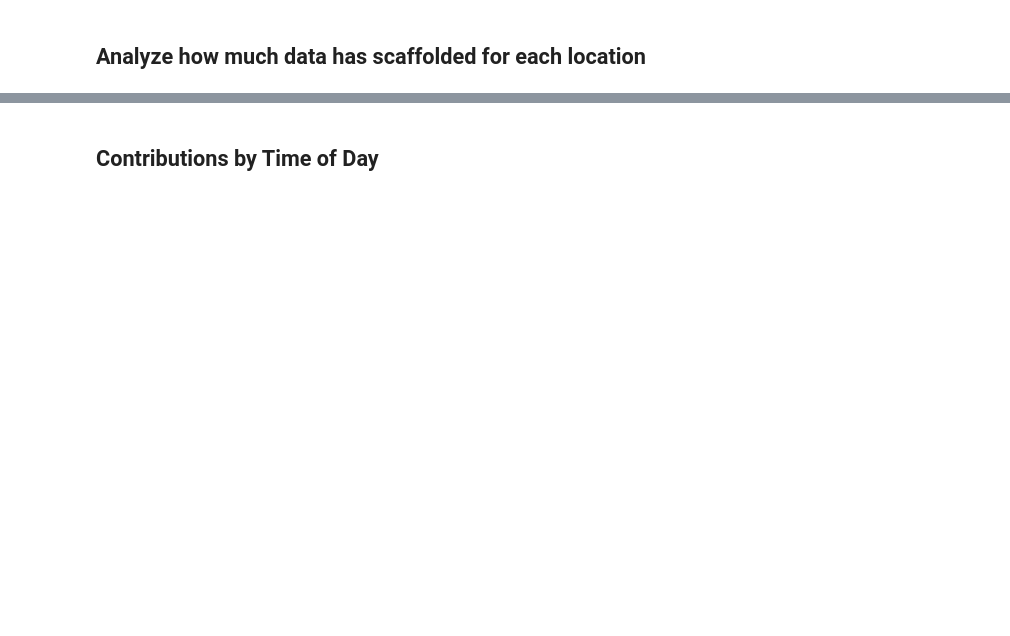
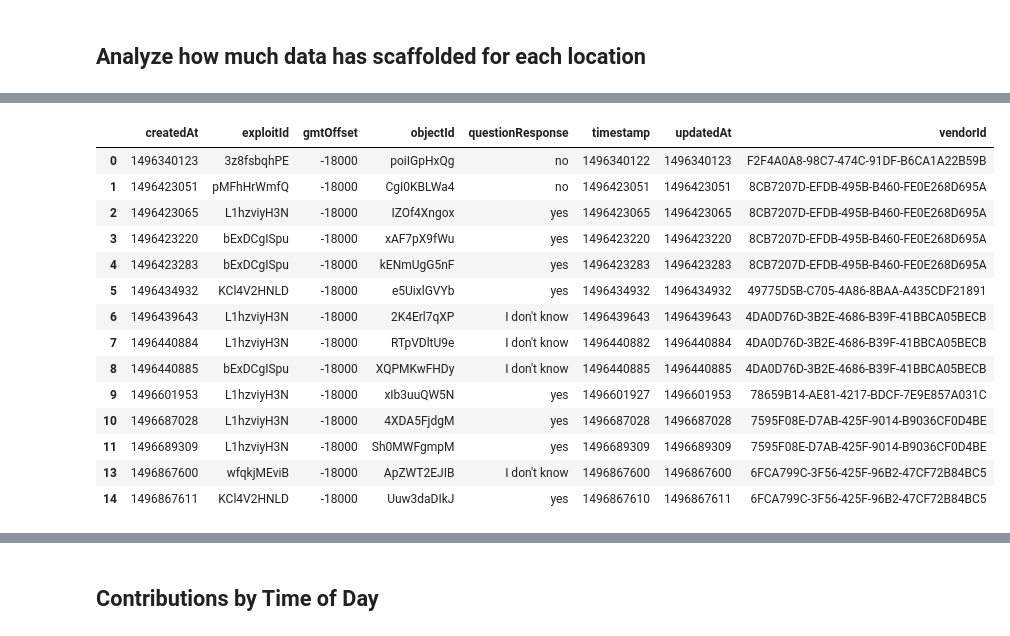
Before and after one commit to NUDelta/les-study-analysis, a Jupyter notebook: expand-exploit-study-analysis.ipynb, the cells around one changed output, grey strips where cells are left out. Drawn from its saved outputs; the diff is of its cells as text; code cells hidden in the pictures; blank space fills up the shorter version.

```diff
--- a/expand-exploit-study-analysis.ipynb
+++ b/expand-exploit-study-analysis.ipynb
@@ -196,0 +166,6 @@ merged_notifications
+# %%
+apple_responses = ['com.apple.UNNotificationDefaultActionIdentifier', 'com.apple.UNNotificationDismissActionIdentifier']
+
+expand_response = expand_response[~expand_response['emaResponse'].isin(apple_responses)]
+notification_responses = notification_responses[~notification_responses['response'].isin(apple_responses)]
+exploit_responses = exploit_responses[~exploit_responses['questionResponse'].isin(apple_responses)]
@@ -402,0 +759,18 @@ max     4.000000
+# %%
+exploit_responses
+# %% [output]
+|  | createdAt | exploitId | gmtOffset | objectId | questionResponse | timestamp | updatedAt | vendorId |
+| 0 | 1496340123 | 3z8fsbqhPE | -18000 | poiIGpHxQg | no | 1496340122 | 1496340123 | F2F4A0A8-98C7-474C-91DF-B6CA1A22B59B |
+| 1 | 1496423051 | pMFhHrWmfQ | -18000 | CgI0KBLWa4 | no | 1496423051 | 1496423051 | 8CB7207D-EFDB-495B-B460-FE0E268D695A |
+| 2 | 1496423065 | L1hzviyH3N | -18000 | IZOf4Xngox | yes | 1496423065 | 1496423065 | 8CB7207D-EFDB-495B-B460-FE0E268D695A |
+| 3 | 1496423220 | bExDCgISpu | -18000 | xAF7pX9fWu | yes | 1496423220 | 1496423220 | 8CB7207D-EFDB-495B-B460-FE0E268D695A |
+| 4 | 1496423283 | bExDCgISpu | -18000 | kENmUgG5nF | yes | 1496423283 | 1496423283 | 8CB7207D-EFDB-495B-B460-FE0E268D695A |
+| 5 | 1496434932 | KCl4V2HNLD | -18000 | e5UixlGVYb | yes | 1496434932 | 1496434932 | 49775D5B-C705-4A86-8BAA-A435CDF21891 |
+| 6 | 1496439643 | L1hzviyH3N | -18000 | 2K4Erl7qXP | I don't know | 1496439643 | 1496439643 | 4DA0D76D-3B2E-4686-B39F-41BBCA05BECB |
+| 7 | 1496440884 | L1hzviyH3N | -18000 | RTpVDltU9e | I don't know | 1496440882 | 1496440884 | 4DA0D76D-3B2E-4686-B39F-41BBCA05BECB |
+| 8 | 1496440885 | bExDCgISpu | -18000 | XQPMKwFHDy | I don't know | 1496440885 | 1496440885 | 4DA0D76D-3B2E-4686-B39F-41BBCA05BECB |
+| 9 | 1496601953 | L1hzviyH3N | -18000 | xIb3uuQW5N | yes | 1496601927 | 1496601953 | 78659B14-AE81-4217-BDCF-7E9E857A031C |
+| 10 | 1496687028 | L1hzviyH3N | -18000 | 4XDA5FjdgM | yes | 1496687028 | 1496687028 | 7595F08E-D7AB-425F-9014-B9036CF0D4BE |
+| 11 | 1496689309 | L1hzviyH3N | -18000 | Sh0MWFgmpM | yes | 1496689309 | 1496689309 | 7595F08E-D7AB-425F-9014-B9036CF0D4BE |
+| 13 | 1496867600 | wfqkjMEviB | -18000 | ApZWT2EJIB | I don't know | 1496867600 | 1496867600 | 6FCA799C-3F56-425F-96B2-47CF72B84BC5 |
+| 14 | 1496867611 | KCl4V2HNLD | -18000 | Uuw3daDIkJ | yes | 1496867610 | 1496867611 | 6FCA799C-3F56-425F-96B2-47CF72B84BC5 |
```
Also changed, not shown: parts of 101 cells of this notebook.
